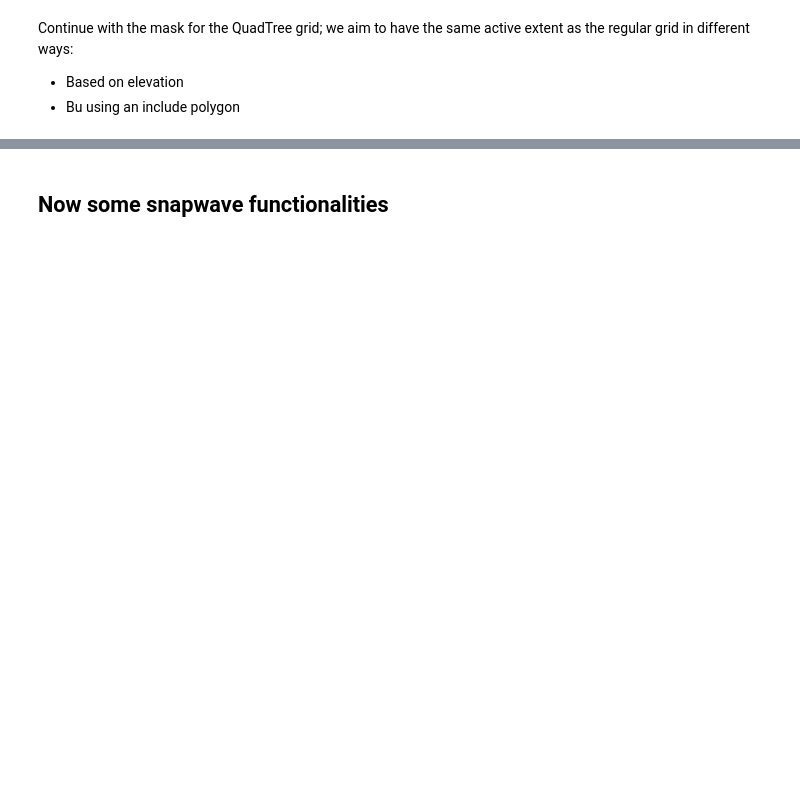
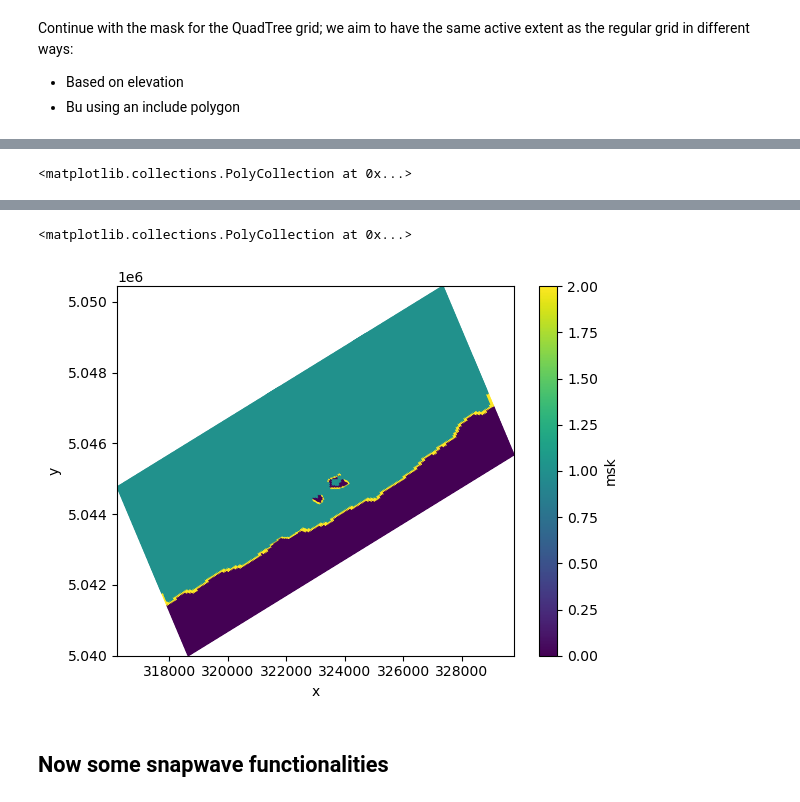
Before and after one commit to Deltares/hydromt_sfincs, a Jupyter notebook: examples/test_quadtree.ipynb, the cells around one changed output, grey strips where cells are left out. Saved outputs shown, nothing was run; the diff lists cells and outputs as text; code cells hidden in the pictures; blank space fills up the shorter version.

```diff
--- a/examples/test_quadtree.ipynb
+++ b/examples/test_quadtree.ipynb
@@ -88,4 +103,4 @@ gdf_osm_buf.plot(ax=ax, color="black", linewidth=0.5)
 #### Continue with building a QuadTree model that is refined along the river and coast
 # %%
 logger = setuplog("sfincs_quadtree", log_level=10)
-sf_qt = SfincsModel(data_libs=["artifact_data"], root="test_quadtree", mode="w+", logger=logger)
+sf_qt = SfincsModel(data_libs=["artifact_data"], root="test_quadtree2", mode="w+", logger=logger)
@@ -151,0 +202,13 @@ sf_qt.quadtree.data["msk"].ugrid.plot()
+# %%
+%matplotlib qt
+# %matplotlib inline
+
+sf_qt.quadtree.data["msk"].ugrid.plot()
+# %% [output]
+<matplotlib.collections.PolyCollection at 0x...>
+# %%
+%matplotlib qt
+# %matplotlib inline
+sf_qt.setup_mask_bounds(btype="waterlevel", include_mask=open_include, zmax=-3, reset_bounds=True, connectivity=4)
+sf_qt.quadtree.data["msk"].ugrid.plot()
+# %% [output]
@@ -151,0 +217,2 @@ sf_qt.quadtree.data["msk"].ugrid.plot()
+<matplotlib.collections.PolyCollection at 0x...>
+[figure, added]
```
Also changed, not shown: parts of 24 cells of this notebook, 1 other file.
